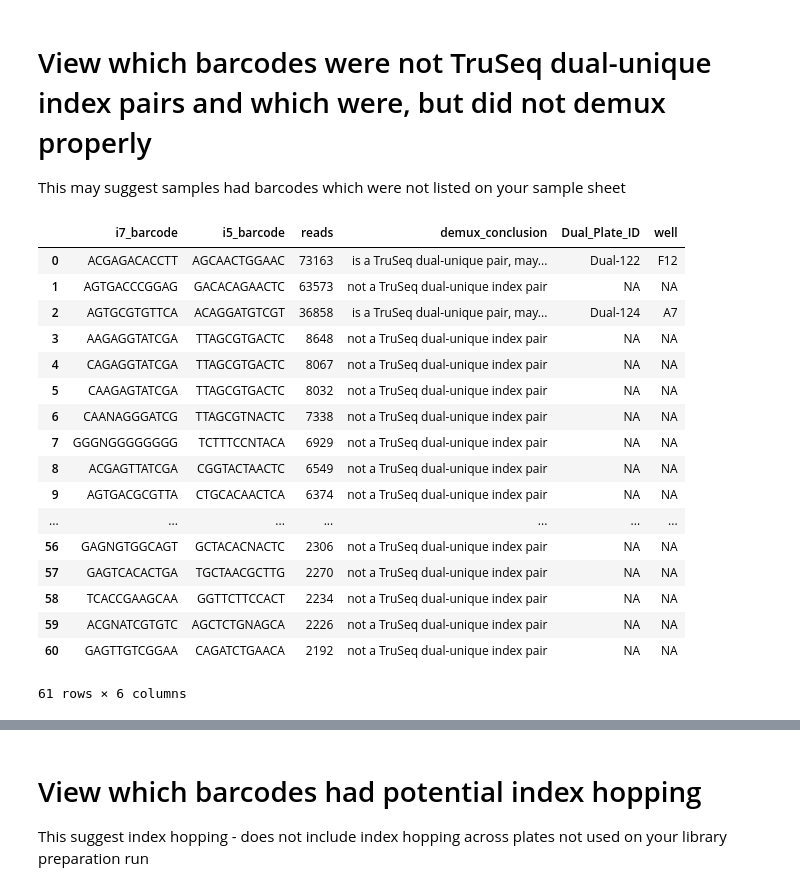
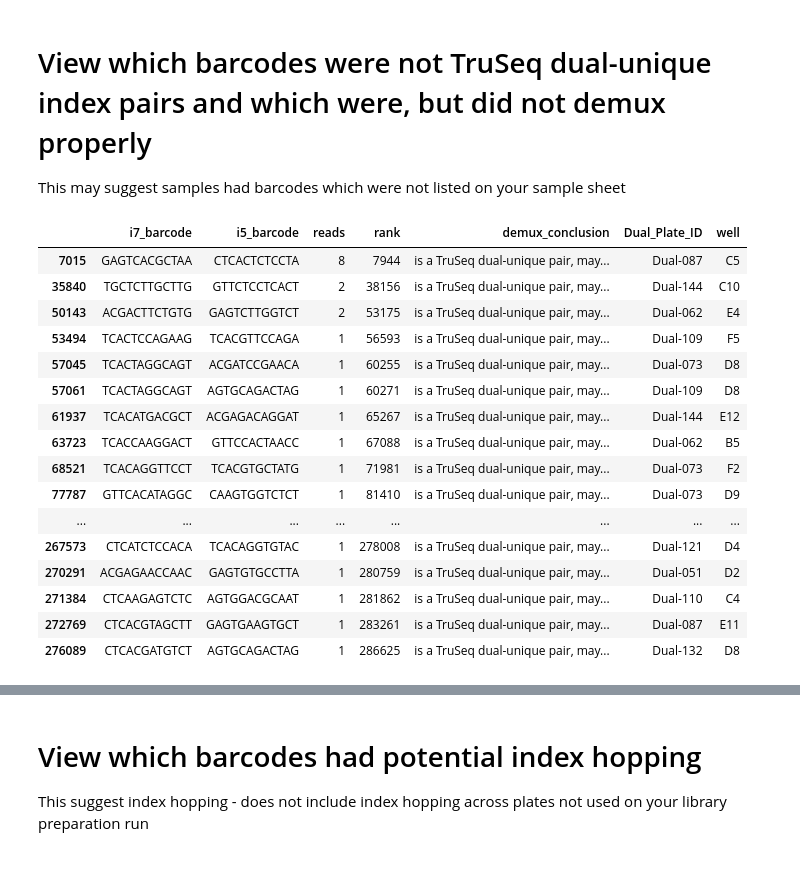
Before and after one commit to czbiohub/specialops, a Jupyter notebook: Barcode_Hopping/Processing_Undetermined_Script_V2.ipynb, the cells around one changed output, grey strips where cells are left out. Cells and saved outputs as stored; diff of their text form; code cells hidden in the pictures.

Commit message:
updating barcode hopping script

```diff
--- a/Barcode_Hopping/Processing_Undetermined_Script_V2.ipynb
+++ b/Barcode_Hopping/Processing_Undetermined_Script_V2.ipynb
@@ -39,7 +39,8 @@ def pull_barcodes(file, index_length):
 def top_undetermined_barcodes(undetermined_barcodes_df, num_top_barcodes):
     tally = pd.DataFrame(undetermined_barcodes_df.groupby(['i7_barcode','i5_barcode']).size()).sort_values(by = 0, ascending = False)
     tally_subset = tally[0:num_top_barcodes].reset_index()
-    tally_subset.columns = ['i7_barcode','i5_barcode','reads']
+    tally_subset = tally_subset.assign(rank = tally_subset.index+1)
+    tally_subset.columns = ['i7_barcode','i5_barcode','reads', 'rank']
     return tally_subset
 # %%
 def check_barcode_length(top_undetermined, index_length):
@@ -80,7 +81,8 @@ def TruSeq_dual_unique_check(top_undetermined,sequencer,index_length):
               & (master_index_list[i5_name]==top_undetermined.loc[i]['i5_barcode'])]
         outside_dict = {'i7_barcode' : top_undetermined.loc[i]['i7_barcode'],
                             'i5_barcode' : top_undetermined.loc[i]['i5_barcode'],
-                            'reads' : top_undetermined.loc[i]['reads']}
+                            'reads' : top_undetermined.loc[i]['reads'],
+                       'rank' : top_undetermined.loc[i]['rank']}
         if outside_matches.empty:
             outside_dict.update( {'Dual_Plate_ID' : 'NA',
                             'well' : 'NA',
@@ -91,7 +93,7 @@ def TruSeq_dual_unique_check(top_undetermined,sequencer,index_length):
                             'well' : outside_matches['Barcode_Well'].values[0],
                             'demux_conclusion': "is a TruSeq dual-unique pair, may be outside sample sheet"})
         outside_sample_sheet.append(outside_dict)
-    return pd.DataFrame(outside_sample_sheet, columns = ['i7_barcode','i5_barcode','reads','demux_conclusion','Dual_Plate_ID','well'])
+    return pd.DataFrame(outside_sample_sheet, columns = ['i7_barcode','i5_barcode','reads','rank','demux_conclusion','Dual_Plate_ID','well'])
 # %%
 def TruSeq_dual_unique_filter(top_undetermined,sequencer,index_length):
     df = TruSeq_dual_unique_check(top_undetermined, sequencer, index_length)
@@ -254,11 +265,11 @@ def match_i5_or_i7(leftover_indices,sequencer,index_length,dual_index_plates):
 # Set your index length, sequencer, number of undetermined barcodes you wish to investigate, your index plates, and your Undetermined file
 # %%
 index_length = 12;
-sequencer = 'novaseq';
-number_undetermined_barcodes = 100;
-index_plates = ["Dual-122","Dual-123","Dual-124","Dual-125"]
-#index_plates = ["Dual-096","Dual-097","Dual-098","Dual-099"]
-file = "seq5mil_Undetermined_S0_L001_R1_001.fastq"
+sequencer = 'iseq';
+number_undetermined_barcodes = 678466;
+#index_plates = ["Dual-122","Dual-123","Dual-124","Dual-125"]
+index_plates = ["Dual-096","Dual-097","Dual-098","Dual-099"]
+file = "Undetermined_S0_R1_001.fastq"
 # %% [markdown]
 # Run to pull out all the barcodes from the Undetermined fastq
 # %%
@@ -303,27 +317,27 @@ Of 100 barcodes given, 61 barcodes did not contain a G homopolymer.
 # View which barcodes were not TruSeq dual-unique index pairs and which were, but did not demux properly
 This may suggest samples had barcodes which were not listed on your sample sheet
 # %%
-TruSeqcheck=TruSeq_dual_unique_check(G_filtered,sequencer,index_length)
+TruSeqcheck = TruSeq_dual_unique_check(G_filtered,sequencer,index_length)
+TruSeqcheck = TruSeqcheck[TruSeqcheck['demux_conclusion'] == "is a TruSeq dual-unique pair, may be outside sample sheet"]
 TruSeqcheck.to_csv("TruSeq_Dual_Unique_Check.csv")
 TruSeqcheck
 # %% [output]
-|  | i7_barcode | i5_barcode | reads | demux_conclusion | Dual_Plate_ID | well |
-| 0 | ACGAGACACCTT | AGCAACTGGAAC | 73163 | is a TruSeq dual-unique pair, may... | Dual-122 | F12 |
-| 1 | AGTGACCCGGAG | GACACAGAACTC | 63573 | not a TruSeq dual-unique index pair | NA | NA |
-| 2 | AGTGCGTGTTCA | ACAGGATGTCGT | 36858 | is a TruSeq dual-unique pair, may... | Dual-124 | A7 |
-| 3 | AAGAGGTATCGA | TTAGCGTGACTC | 8648 | not a TruSeq dual-unique index pair | NA | NA |
-| 4 | CAGAGGTATCGA | TTAGCGTGACTC | 8067 | not a TruSeq dual-unique index pair | NA | NA |
-| 5 | CAAGAGTATCGA | TTAGCGTGACTC | 8032 | not a TruSeq dual-unique index pair | NA | NA |
-| 6 | CAANAGGGATCG | TTAGCGTNACTC | 7338 | not a TruSeq dual-unique index pair | NA | NA |
-| 7 | GGGNGGGGGGGG | TCTTTCCNTACA | 6929 | not a TruSeq dual-unique index pair | NA | NA |
-| 8 | ACGAGTTATCGA | CGGTACTAACTC | 6549 | not a TruSeq dual-unique index pair | NA | NA |
-| 9 | AGTGACGCGTTA | CTGCACAACTCA | 6374 | not a TruSeq dual-unique index pair | NA | NA |
-| ... | ... | ... | ... | ... | ... | ... |
-| 56 | GAGNGTGGCAGT | GCTACACNACTC | 2306 | not a TruSeq dual-unique index pair | NA | NA |
-| 57 | GAGTCACACTGA | TGCTAACGCTTG | 2270 | not a TruSeq dual-unique index pair | NA | NA |
-| 58 | TCACCGAAGCAA | GGTTCTTCCACT | 2234 | not a TruSeq dual-unique index pair | NA | NA |
-| 59 | ACGNATCGTGTC | AGCTCTGNAGCA | 2226 | not a TruSeq dual-unique index pair | NA | NA |
-| 60 | GAGTTGTCGGAA | CAGATCTGAACA | 2192 | not a TruSeq dual-unique index pair | NA | NA |
+|  | i7_barcode | i5_barcode | reads | rank | demux_conclusion | Dual_Plate_ID | well |
+| 7015 | GAGTCACGCTAA | CTCACTCTCCTA | 8 | 7944 | is a TruSeq dual-unique pair, may... | Dual-087 | C5 |
+| 35840 | TGCTCTTGCTTG | GTTCTCCTCACT | 2 | 38156 | is a TruSeq dual-unique pair, may... | Dual-144 | C10 |
+| 50143 | ACGACTTCTGTG | GAGTCTTGGTCT | 2 | 53175 | is a TruSeq dual-unique pair, may... | Dual-062 | E4 |
+| 53494 | TCACTCCAGAAG | TCACGTTCCAGA | 1 | 56593 | is a TruSeq dual-unique pair, may... | Dual-109 | F5 |
+| 57045 | TCACTAGGCAGT | ACGATCCGAACA | 1 | 60255 | is a TruSeq dual-unique pair, may... | Dual-073 | D8 |
+| 57061 | TCACTAGGCAGT | AGTGCAGACTAG | 1 | 60271 | is a TruSeq dual-unique pair, may... | Dual-109 | D8 |
+| 61937 | TCACATGACGCT | ACGAGACAGGAT | 1 | 65267 | is a TruSeq dual-unique pair, may... | Dual-144 | E12 |
+| 63723 | TCACCAAGGACT | GTTCCACTAACC | 1 | 67088 | is a TruSeq dual-unique pair, may... | Dual-062 | B5 |
+| 68521 | TCACAGGTTCCT | TCACGTGCTATG | 1 | 71981 | is a TruSeq dual-unique pair, may... | Dual-073 | F2 |
+| 77787 | GTTCACATAGGC | CAAGTGGTCTCT | 1 | 81410 | is a TruSeq dual-unique pair, may... | Dual-073 | D9 |
+| ... | ... | ... | ... | ... | ... | ... | ... |
+| 267573 | CTCATCTCCACA | TCACAGGTGTAC | 1 | 278008 | is a TruSeq dual-unique pair, may... | Dual-121 | D4 |
+| 270291 | ACGAGAACCAAC | GAGTGTGCCTTA | 1 | 280759 | is a TruSeq dual-unique pair, may... | Dual-051 | D2 |
+| 271384 | CTCAAGAGTCTC | AGTGGACGCAAT | 1 | 281862 | is a TruSeq dual-unique pair, may... | Dual-110 | C4 |
+| 272769 | CTCACGTAGCTT | GAGTGAAGTGCT | 1 | 283261 | is a TruSeq dual-unique pair, may... | Dual-087 | E11 |
+| 276089 | CTCACGATGTCT | AGTGCAGACTAG | 1 | 286625 | is a TruSeq dual-unique pair, may... | Dual-132 | D8 |
-61 rows × 6 columns
 # %%
 dualuniq_G_filtered = TruSeq_dual_unique_filter(G_filtered,sequencer,index_length)
```
Also changed, not shown: parts of 11 cells of this notebook.
